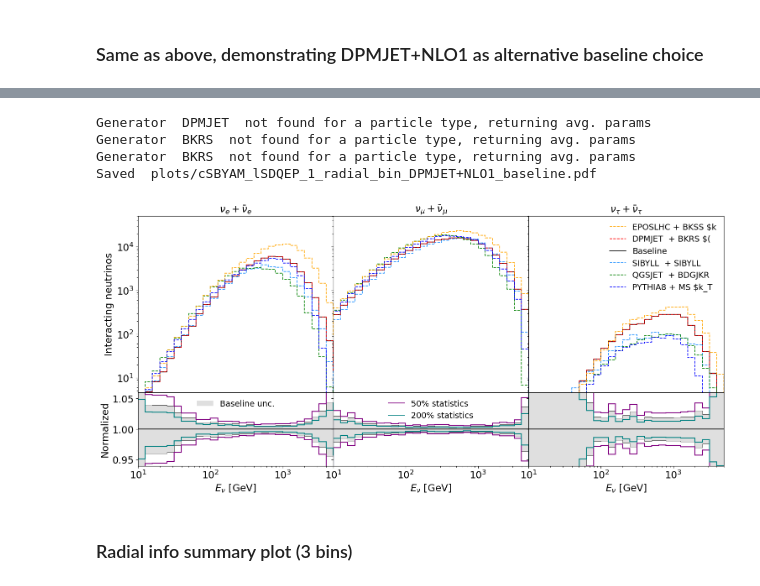
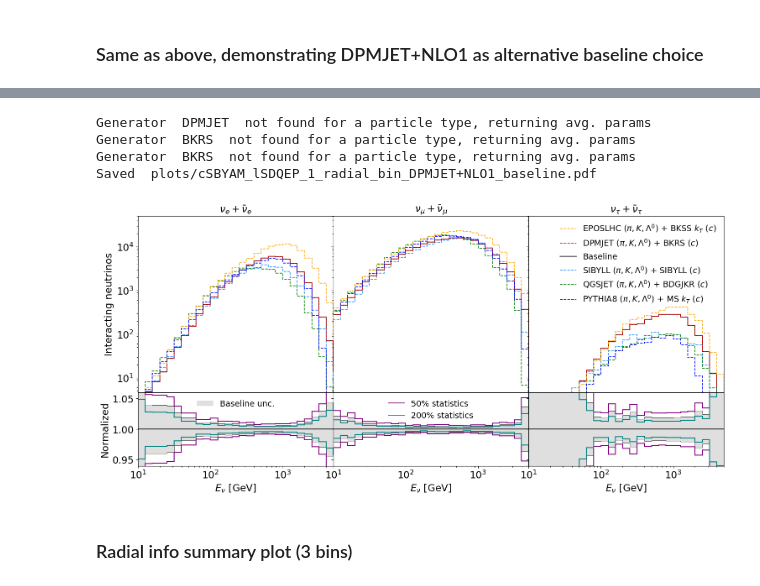
Before and after one commit to makelat/forward-nu-flux-fit, a Jupyter notebook: main.ipynb, the cells around one changed output, grey strips where cells are left out. Saved outputs shown, nothing was run; the diff lists cells and outputs as text; code cells hidden in the pictures.

Commit message:
Improved legend formatting

```diff
--- a/main.ipynb
+++ b/main.ipynb
@@ -1822,13 +1822,16 @@ for ivpid,vpid in enumerate(vpidstrs):
     errhi1_2  = np.multiply(wgtp1_2, base_entry1_2)
     errlo1_2  = np.multiply(wgtm1_2, base_entry1_2)
 
-lgdnames = gens.copy()  #Rewrite generator names in form suitable for legend
-for genset in lgdnames:
+lgdnames=[]  #Rewrite generator names in form suitable for legend
+for genset in gens:
+    gensettmp=[]
     for ig in range(len(genset)):
-        if   genset[ig]=='BKSS': genset[ig]='BKSS $k_T$'
-        elif genset[ig]=='MS':   genset[ig]='MS $k_T$'
-    genset[0] += ' $(\pi, K)$'
-    genset[1] += ' $(c)$'
+        if   genset[ig]=='BKSS': gensettmp.append('BKSS $k_T$')
+        elif genset[ig]=='MS':   gensettmp.append('MS $k_T$')
+        else: gensettmp.append(genset[ig])
+    gensettmp[0] += ' $(\pi, K, \Lambda^0)$'
+    gensettmp[1] += ' $(c)$'
+    lgdnames.append(gensettmp)
 
 #Plot individual generators -- The ordering is s.t.
 #  0th gen (e.g. SIBYLL) is obtained w/ all -1
@@ -1884,34 +1887,34 @@ for ivpid,vpid in enumerate(vpidstrs):
 lgdorder=[3,1,0,2,4]
 for igm in lgdorder:
     if igm==lgdorder[round(0.5*len(lgdorder))]:
         axes[0,2].plot(-1,1, color='black', ls='solid', lw=1.2,label='Baseline')
     axes[0,2].plot(-1,1, color=colors[igm], ls='dashed', lw=1.2,label=' + '.join(lgdnames[igm]))
 matplotlib.rcParams.update({'legend.loc':'upper right'})
 axes[0,2].legend(frameon=False)
 
 #Add legends to uncertainty bands in lower panel
 axes[1,1].plot(-1,1, color=col05, ls='solid', lw=1.2,zorder=-1,label='50% statistics')
 axes[1,1].plot(-1,1, color=col2,  ls='solid', lw=1.2,zorder=-1,label='200% statistics')
 axes[1,0].bar(-1,1,linewidth=0, color='gray', alpha=0.25, zorder=-1, label='Baseline unc.')
 matplotlib.rcParams.update({'legend.loc':'upper center'})
 axes[1,1].legend(frameon=False)
 matplotlib.rcParams.update({'legend.loc':'upper center'})
 axes[1,0].legend(frameon=False)
 
 #finalize figure
 if filename is not None:
     plt.savefig(filename)
     print('Saved ',filename)
 plt.show()
 
 #Reset lambdazeros (always do this at the end of a cell w/ non-std lambdazeros, in case things are moved around)
 lambdazeros=deepcopy(lambdazeros_orig)
 # %% [output]
 Generator  DPMJET  not found for a particle type, returning avg. params
 Generator  BKRS  not found for a particle type, returning avg. params
 Generator  BKRS  not found for a particle type, returning avg. params
 Saved  plots/cSBYAM_lSDQEP_1_radial_bin_DPMJET+NLO1_baseline.pdf
-[figure, old version]
+[figure, new version]
 # %% [markdown]
 ### Radial info summary plot (3 bins)
 # %%
```
Also changed, not shown: parts of 17 cells of this notebook.
